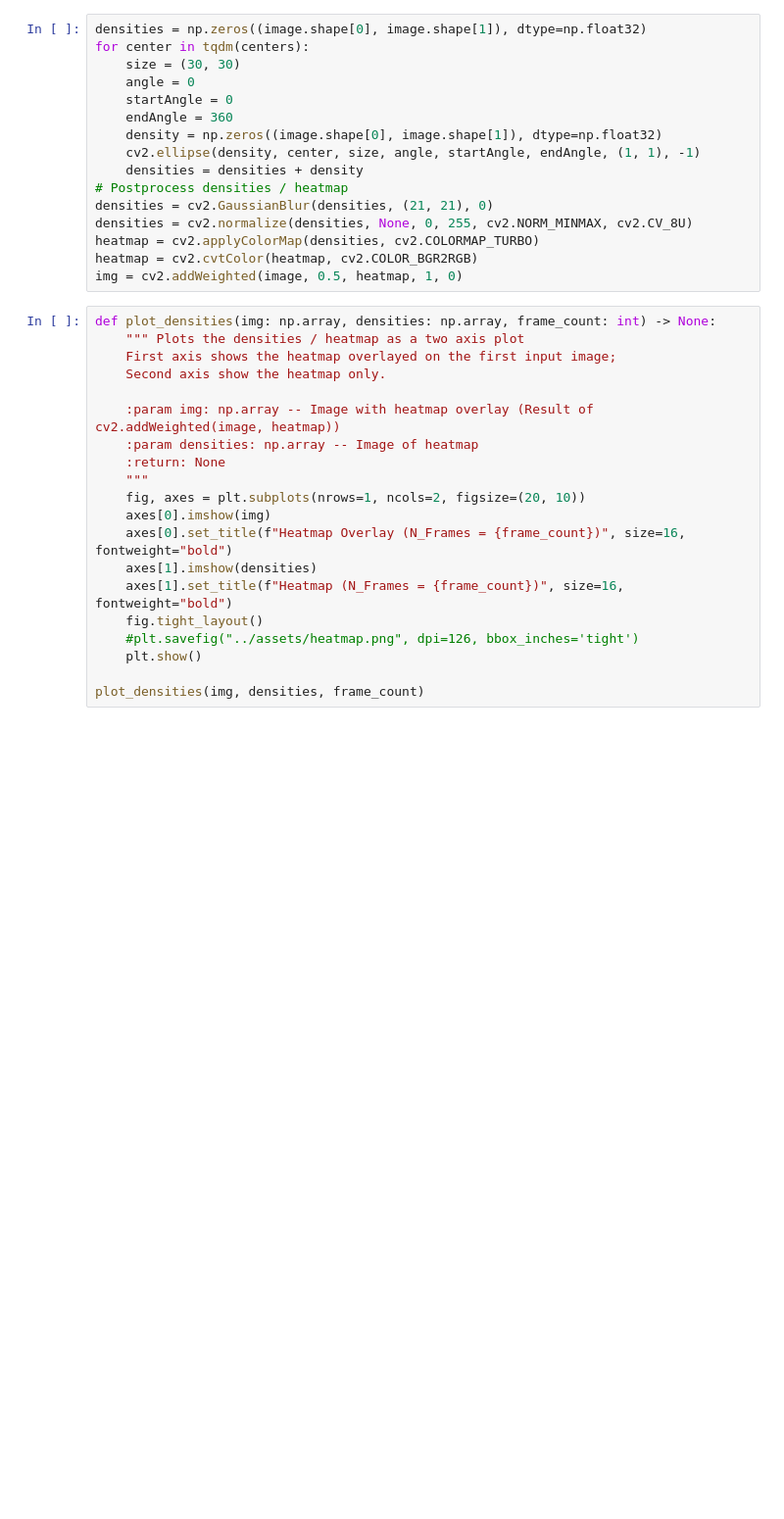
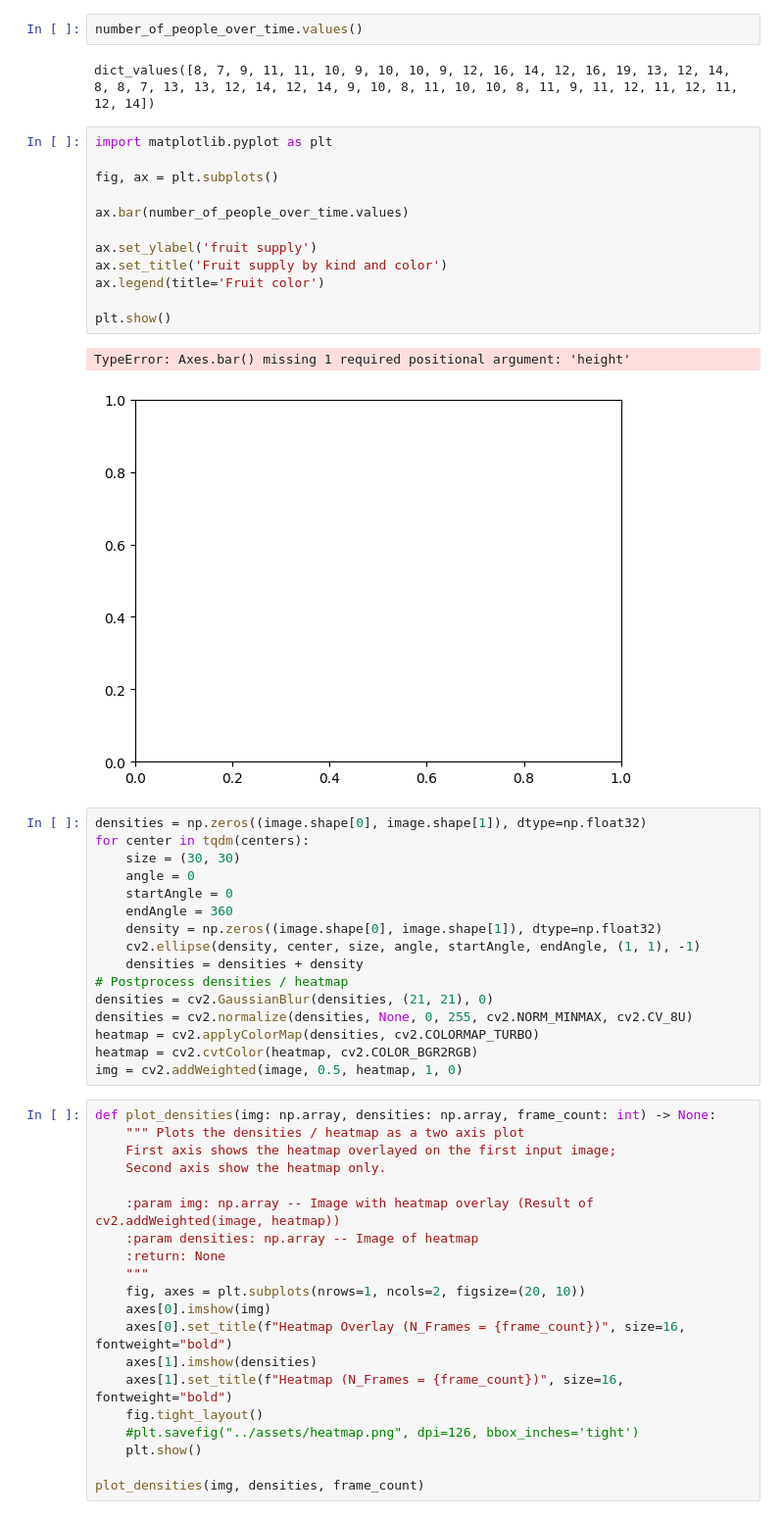
Before and after one commit to MorrisOh/Hackathon2023, a Jupyter notebook: notebooks/heatmap.ipynb, the cells around one changed output. Shown at 98% size. Cells and saved outputs as stored; diff of their text form; blank space fills up the shorter version.

```diff
--- a/notebooks/heatmap.ipynb
+++ b/notebooks/heatmap.ipynb
@@ -55,3 +128,22 @@ cv2.destroyAllWindows()
+# %%
+number_of_people_over_time.values()
+# %% [output]
+dict_values([8, 7, 9, 11, 11, 10, 9, 10, 10, 9, 12, 16, 14, 12, 16, 19, 13, 12, 14, 8, 8, 7, 13, 13, 12, 14, 12, 14, 9, 10, 8, 11, 10, 10, 8, 11, 9, 11, 12, 11, 12, 11, 12, 14])
+# %%
+import matplotlib.pyplot as plt
+
+fig, ax = plt.subplots()
+
+ax.bar(number_of_people_over_time.values)
+
+ax.set_ylabel('fruit supply')
+ax.set_title('Fruit supply by kind and color')
+ax.legend(title='Fruit color')
+
+plt.show()
+# %% [output]
+TypeError: Axes.bar() missing 1 required positional argument: 'height'
+[figure, added]
 # %%
 densities = np.zeros((image.shape[0], image.shape[1]), dtype=np.float32)
 for center in tqdm(centers):
```
Also changed, not shown: parts of 8 cells of this notebook.
